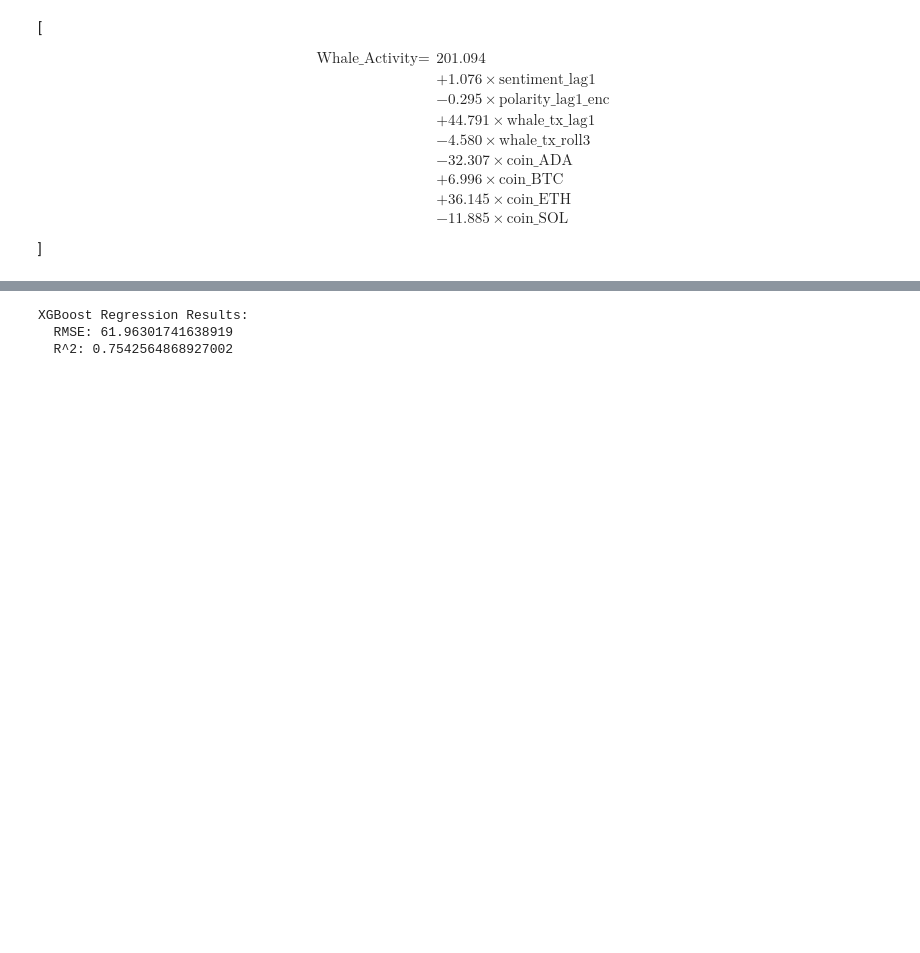
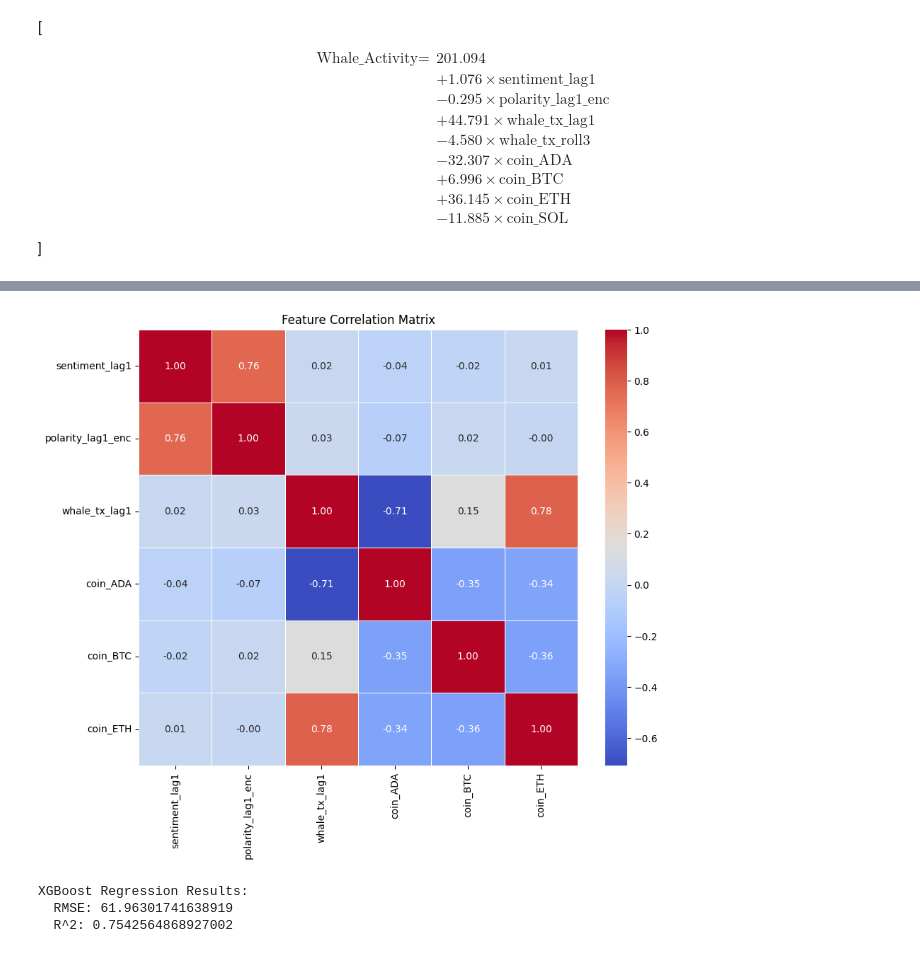
Before and after one commit to FeryGritli/crypto-sentiment-whales, a Jupyter notebook: notebooks/07_Machine_Learning_Prediction.ipynb, the cells around one changed output, grey strips where cells are left out. Drawn from its saved outputs; the diff is of its cells as text; code cells hidden in the pictures; blank space fills up the shorter version.

```diff
--- a/notebooks/07_Machine_Learning_Prediction.ipynb
+++ b/notebooks/07_Machine_Learning_Prediction.ipynb
@@ -309,0 +344,28 @@ Improved Linear Regression Results:
+# %%
+# Updated features
+features = [
+    'sentiment_lag1',
+    'polarity_lag1_enc',
+    'whale_tx_lag1',  # drop whale_tx_roll3 due to high correlation
+    'coin_ADA', 'coin_BTC', 'coin_ETH', #'coin_SOL'  # coin_SOL is baseline
+]
+
+# Standardize features
+scaler = StandardScaler()
+X_train_scaled = scaler.fit_transform(train[features])
+X_test_scaled = scaler.transform(test[features])
+
+# Linear regression (fixed)
+lr = LinearRegression()
+lr.fit(X_train_scaled, train[target])
+
+# Predictions
+pred_lr = lr.predict(X_test_scaled)
+
+# Evaluate results
+rmse_lr = np.sqrt(mean_squared_error(test[target], pred_lr))
+r2_lr = r2_score(test[target], pred_lr)
+
+print("Corrected Linear Regression Results:")
+print("  RMSE:", rmse_lr)
+print("  R^2:", r2_lr)
@@ -310,3 +394,17 @@ Improved Linear Regression Results:
+# %%
+import seaborn as sns
+import matplotlib.pyplot as plt
+
+# Calculate correlation matrix on your training data
+corr_matrix = train[features].corr()
+
+# Visualize correlation matrix
+plt.figure(figsize=(10, 8))
+sns.heatmap(corr_matrix, annot=True, cmap='coolwarm', fmt=".2f", linewidths=0.5)
+plt.title('Feature Correlation Matrix')
+plt.show()
+# %% [output]
+[figure, added]
 # %%
 #XGBoost Model
 !pip install xgboost
```
Also changed, not shown: parts of 11 cells of this notebook.
